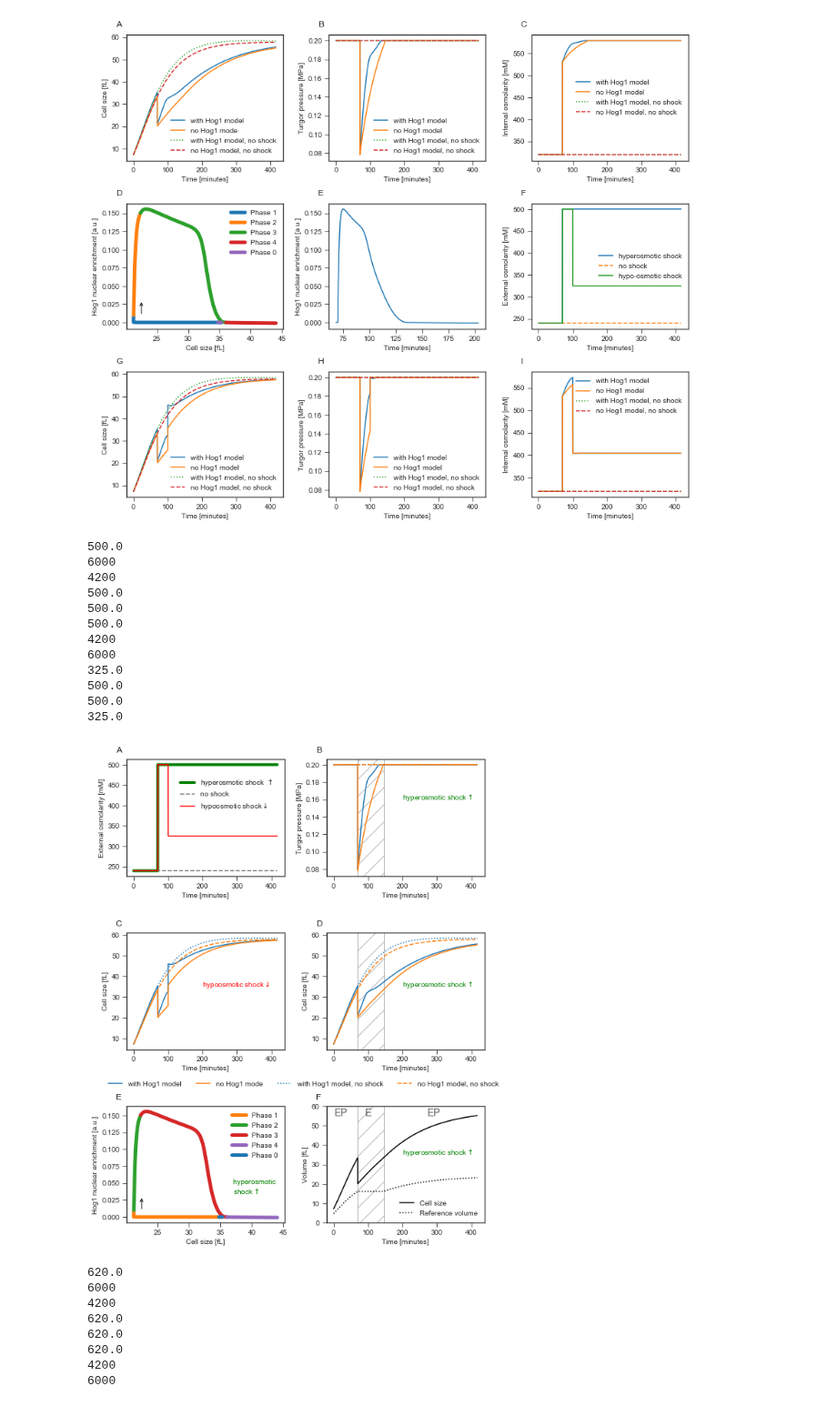
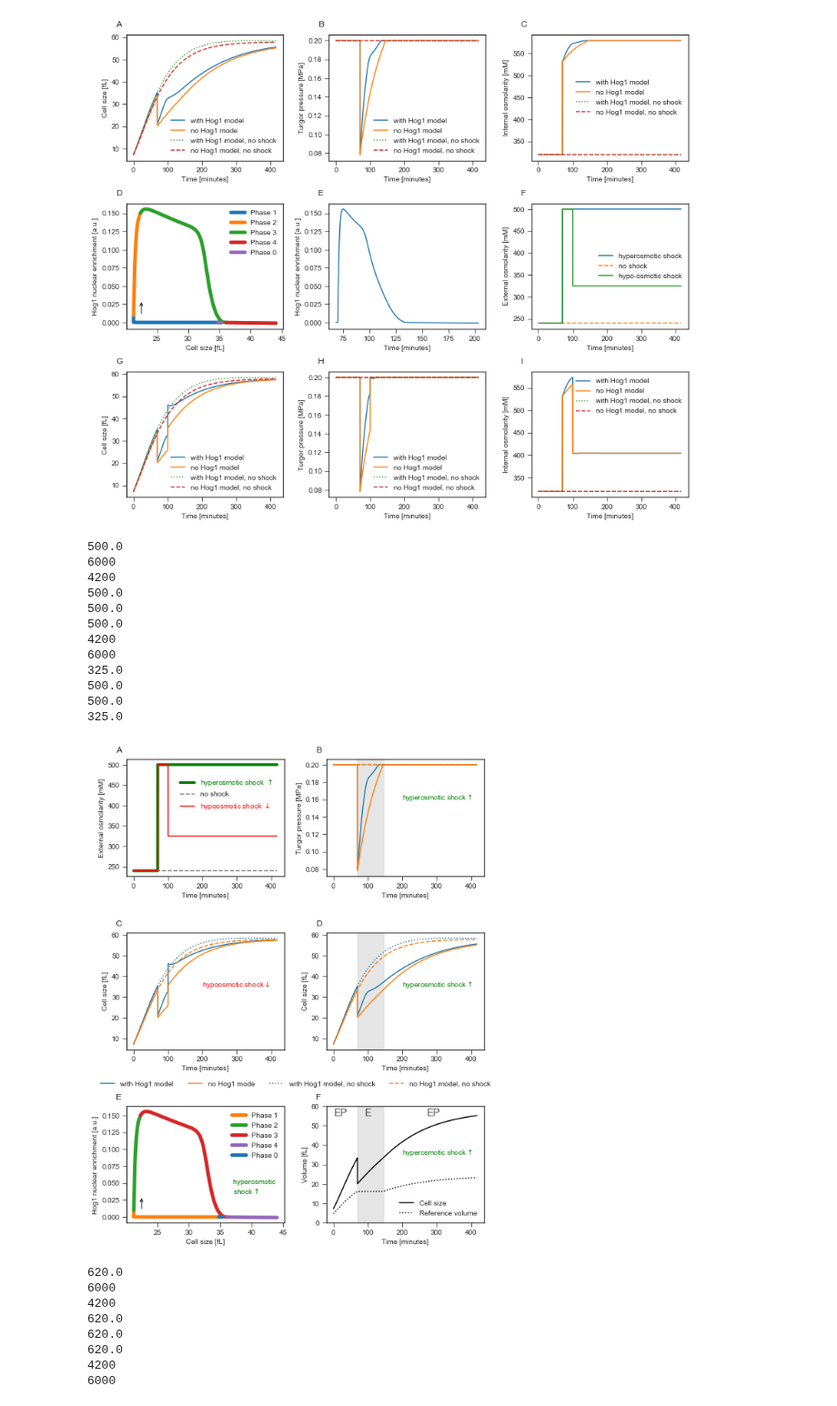
Before and after one commit to tbphu/volume_model, a Jupyter notebook: simulate_and_plot_hog_figures.ipynb, the cells around one changed output. Shown at 91% size. Cells and saved outputs as stored; diff of their text form; code cells hidden in the pictures.

Commit message:
minor in Fig volume_hog_shock and merging subplots in Fig1

```diff
--- a/simulate_and_plot_hog_figures.ipynb
+++ b/simulate_and_plot_hog_figures.ipynb
@@ -404,11 +404,10 @@ def add_hatch():
             (70, 0),   # (x,y)
             75,          # width
             70,          # height
-            #color = 'green',
-
-            alpha = 0.3,
-            fill=False,
-            hatch='/'
+            color = 'grey',
+            alpha = 0.2,
+            fill=True,
+            #hatch='/'
         )
     )
     return None
@@ -425,7 +424,7 @@ plt.annotate(r'hyperosmotic shock$\uparrow$', color='green', xy=(200., 35), xyco
 plt.ylabel('Cell size [fL]')
 plt.xlabel('Time [minutes]')
 #plt.legend()
-plt.legend(bbox_to_anchor=(-1.4,  -.35), loc=3, ncol=4, borderaxespad=0.)
+plt.legend(bbox_to_anchor=(-1.45,  -.35), loc=3, ncol=4, borderaxespad=0.)
 #plt.legend(bbox_to_anchor=(1.1,  -.2), loc=3, ncol=1, borderaxespad=0.)
 add_hatch()
 
@@ -471,9 +470,13 @@ plt.ylabel('Hog1 nuclear enrichment [a.u.]')
 plt.xlabel('Cell size [fL]')
 plt.legend()
 
+
+#from matplotlib import rc
+#rc('text',usetex=True)
+#rc('text.latex', preamble='\usepackage{color}')
 plt.subplot(gs[0,0])
 plt.gca().add_artist(FT.figure_numbering('A'))
-plt.plot(volume_sim['time']/60,volume_sim['[c_e]'],linewidth=4.,color='green',label = 'hyperosmotic shock $\uparrow$')
+plt.plot(volume_sim['time']/60,volume_sim['[c_e]'],linewidth=4.,color='green',label = r'hyperosmotic shock $\uparrow$')
 plt.plot(volume_sim_no_shock['time']/60,volume_sim_no_shock['[c_e]'],'--',color='grey',label = 'no shock' )
 plt.ylabel('External osmolarity [mM]')
 plt.xlabel('Time [minutes]')
@@ -584,35 +587,39 @@ plt.xlabel('Time [minutes]')
 #plt.plot(volume_and_hog_sim['time']/60,volume_and_hog_sim['vol_pi_t']/1e6,label = 'with Hog1 model')
 #plt.plot(volume_sim['time']/60,volume_sim['pi_t']/1e6,label = 'no Hog1 model')
 #plt.plot(volume_and_hog_sim_no_shock['time']/60,volume_and_hog_sim_no_shock['vol_pi_t']/1e6,':',label = 'with Hog1 model, no shock')
 #plt.plot(volume_sim_no_shock['time']/60,volume_sim_no_shock['pi_t']/1e6,'--',label = 'no Hog1 model, no shock')
 #plt.ylabel('Turgor pressure [MPa]')
 #plt.xlabel('Time [minutes]')
 #plt.legend()
 
 plt.subplot(gs[0,0])
 #plt.gca().add_artist(figure_numbering('A'))
-plt.plot(volume_sim['time']/60,volume_sim['[c_e]'],color='red',label = 'hypoosmotic shock$\downarrow$')
+plt.plot(volume_sim['time']/60,volume_sim['[c_e]'],color='red',label = 'hypoosmotic shock $\downarrow$')
 #plt.annotate(r'hyperosmotic shock$\uparrow$', xy=(300., 500.), xycoords="data",xytext=(200., 500.-50),arrowprops=dict(arrowstyle="->"))
 plt.ylabel('External osmolarity [mM]')
 plt.legend(loc=3,bbox_to_anchor=(0.3, 0.5))
 
+ltext = plt.gca().get_legend().get_texts()
+plt.setp(ltext[0], color = 'green')
+plt.setp(ltext[2], color = 'red')
+
 plt.tight_layout(h_pad=3)
 plt.savefig('figures/volume_and_hog_shocks.png',dpi=300)
 plt.savefig('figures/volume_and_hog_shocks.eps')
 # %% [output]
 500.0
 6000
 4200
 500.0
 500.0
 500.0
 4200
 6000
 325.0
 500.0
 500.0
 325.0
-[figure, old version]
+[figure, new version]
 # %%
 volume_and_hog_model = te.loadAntimonyModel("volume_and_hog.txt")
 volume_model = te.loadAntimonyModel("volume_reference_radius.txt")
```
Also changed, not shown: 5 other files.
